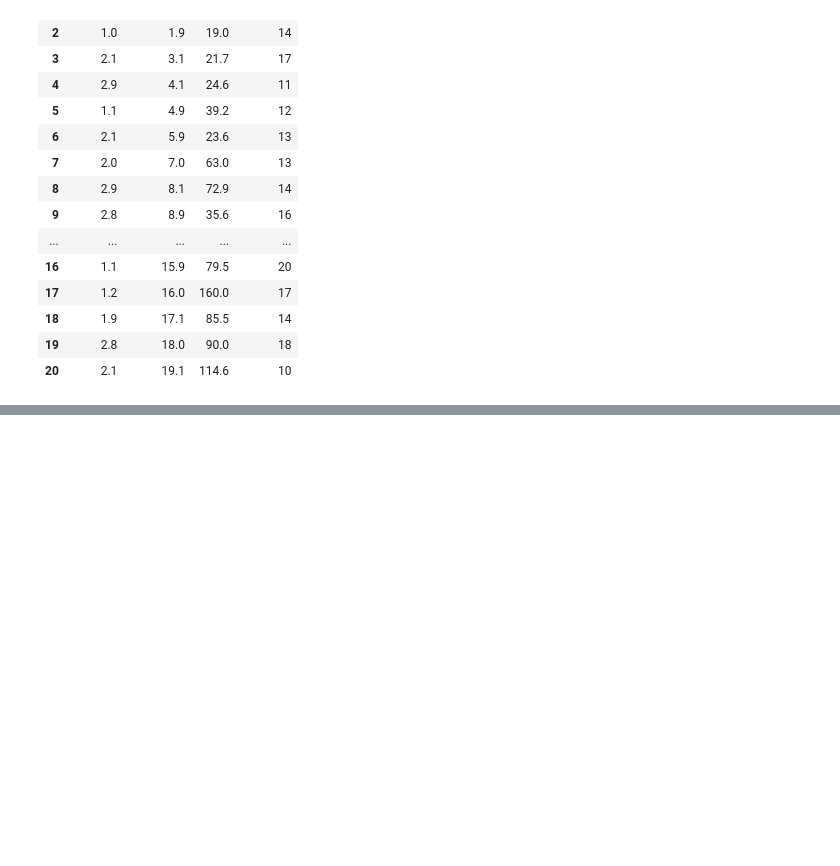
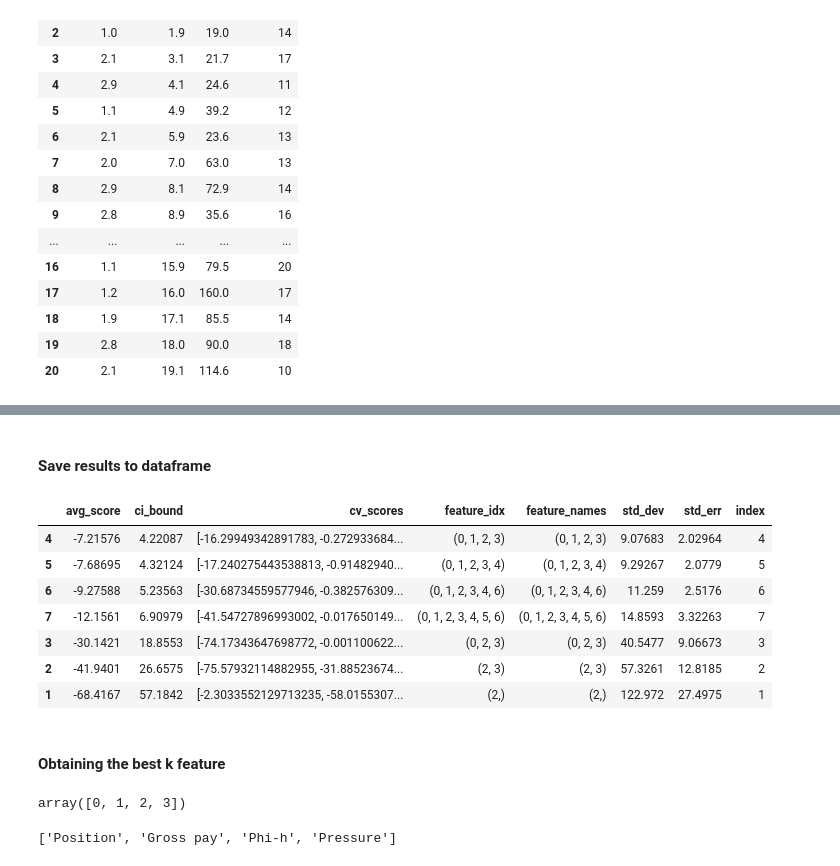
Before and after one commit to mycarta/Data-science-tools-petroleum-exploration-and-production, a Jupyter notebook: Python/notebooks_dev/000_SFS_variable_selection.ipynb, the cells around one changed output, grey strips where cells are left out. Cells and saved outputs as stored; diff of their text form; code cells hidden in the pictures; blank space fills up the shorter version.

```diff
--- a/Python/notebooks_dev/000_SFS_variable_selection.ipynb
+++ b/Python/notebooks_dev/000_SFS_variable_selection.ipynb
@@ -207,0 +225,27 @@ Use Grid Search to tune hyperparameters
+# %% [markdown]
+#### Save results to dataframe
+# %%
+selected_summary = pd.DataFrame.from_dict(sfs.get_metric_dict()).T
+selected_summary['index'] = selected_summary.index
+selected_summary.sort_values(by='avg_score', ascending=0)
+# %% [output]
+|  | avg_score | ci_bound | cv_scores | feature_idx | feature_names | std_dev | std_err | index |
+| 4 | -7.21576 | 4.22087 | [-16.29949342891783, -0.272933684... | (0, 1, 2, 3) | (0, 1, 2, 3) | 9.07683 | 2.02964 | 4 |
+| 5 | -7.68695 | 4.32124 | [-17.240275443538813, -0.91482940... | (0, 1, 2, 3, 4) | (0, 1, 2, 3, 4) | 9.29267 | 2.0779 | 5 |
+| 6 | -9.27588 | 5.23563 | [-30.68734559577946, -0.382576309... | (0, 1, 2, 3, 4, 6) | (0, 1, 2, 3, 4, 6) | 11.259 | 2.5176 | 6 |
+| 7 | -12.1561 | 6.90979 | [-41.54727896993002, -0.017650149... | (0, 1, 2, 3, 4, 5, 6) | (0, 1, 2, 3, 4, 5, 6) | 14.8593 | 3.32263 | 7 |
+| 3 | -30.1421 | 18.8553 | [-74.17343647698772, -0.001100622... | (0, 2, 3) | (0, 2, 3) | 40.5477 | 9.06673 | 3 |
+| 2 | -41.9401 | 26.6575 | [-75.57932114882955, -31.88523674... | (2, 3) | (2, 3) | 57.3261 | 12.8185 | 2 |
+| 1 | -68.4167 | 57.1842 | [-2.3033552129713235, -58.0155307... | (2,) | (2,) | 122.972 | 27.4975 | 1 |
+# %% [markdown]
+#### Obtaining the best k feature
+# %%
+feature_idx = np.array(selected_summary.loc[4]['feature_idx'])
+feature_idx
+# %% [output]
+array([0, 1, 2, 3])
+# %%
+selected = features.iloc[:,feature_idx]
+print(list(selected))
+# %% [output]
+['Position', 'Gross pay', 'Phi-h', 'Pressure']
```
Also changed, not shown: parts of 9 cells of this notebook.
